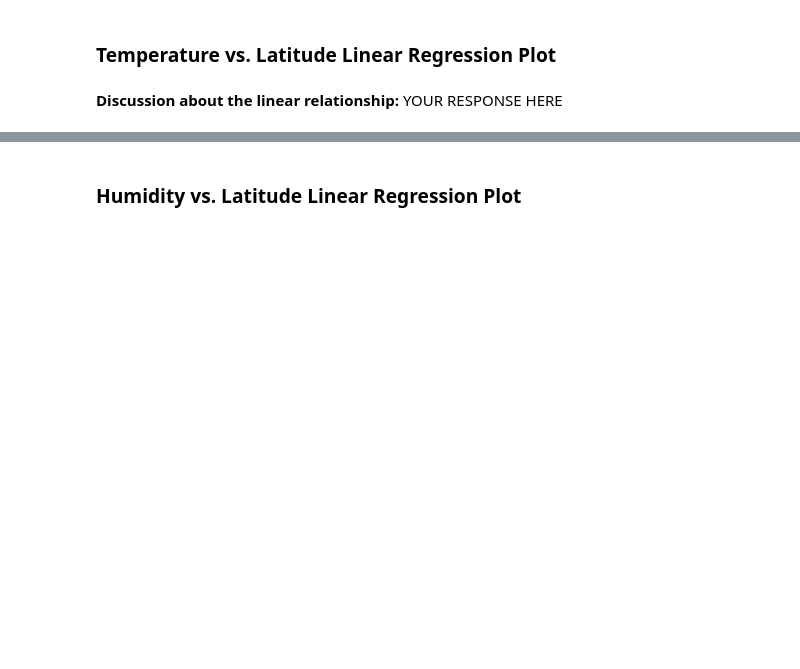
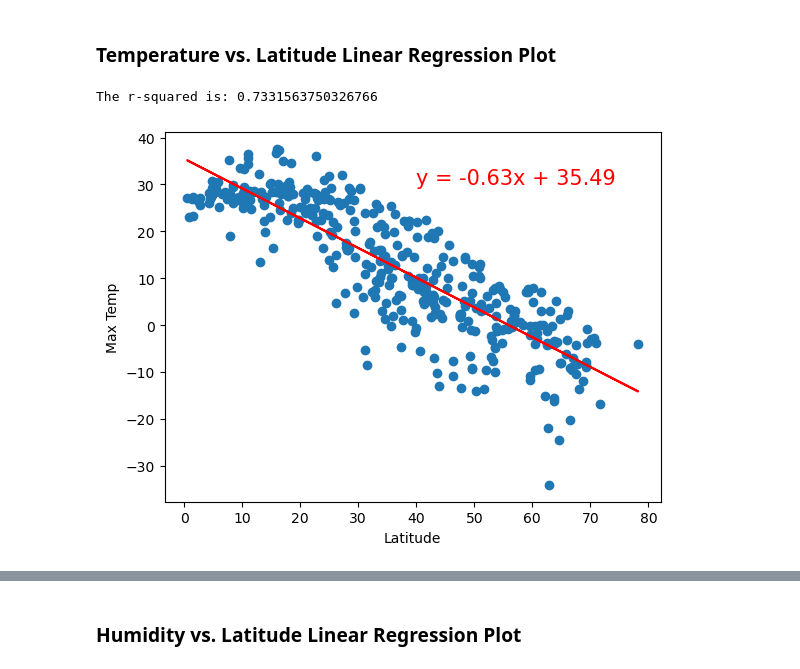
Before and after one commit to bwfitzpa/python_api_challenge, a Jupyter notebook: WeatherPy_VacationPy/WeatherPy.ipynb, the cells around one changed output, grey strips where cells are left out. Drawn from its saved outputs; the diff is of its cells as text; code cells hidden in the pictures; blank space fills up the shorter version.

```diff
--- a/WeatherPy_VacationPy/WeatherPy.ipynb
+++ b/WeatherPy_VacationPy/WeatherPy.ipynb
@@ -289,6 +299,6 @@ plt.show()
 # %%
 # Create a DataFrame with the Northern Hemisphere data (Latitude >= 0)
-# YOUR CODE HERE
+northern_hemi_df = city_data_df[city_data_df["Lat"] >= 0]
 
 # Display sample data
 northern_hemi_df.head()
@@ -311,2 +329,22 @@ southern_hemi_df.head()
-# %% [markdown]
-**Discussion about the linear relationship:** YOUR RESPONSE HERE
+# %%
+# Linear regression on Northern Hemisphere
+lat = northern_hemi_df["Lat"]
+max_temp = northern_hemi_df["Max Temp"]
+lat_vs_temp_plot = plt.scatter(lat, max_temp)
+
+#Axis labels
+plt.xlabel("Latitude")
+plt.ylabel("Max Temp")
+
+#Cordinates for positioning the regression equation on the graph
+x_line = 40
+y_line = 30
+
+#Adding regression line
+lin_reg(lat, max_temp, x_line, y_line)
+
+# Show plot
+plt.show()
+# %% [output]
+The r-squared is: 0.7331563750326766
+[figure, added]
```
Also changed, not shown: parts of 35 cells of this notebook, 5 other files.
